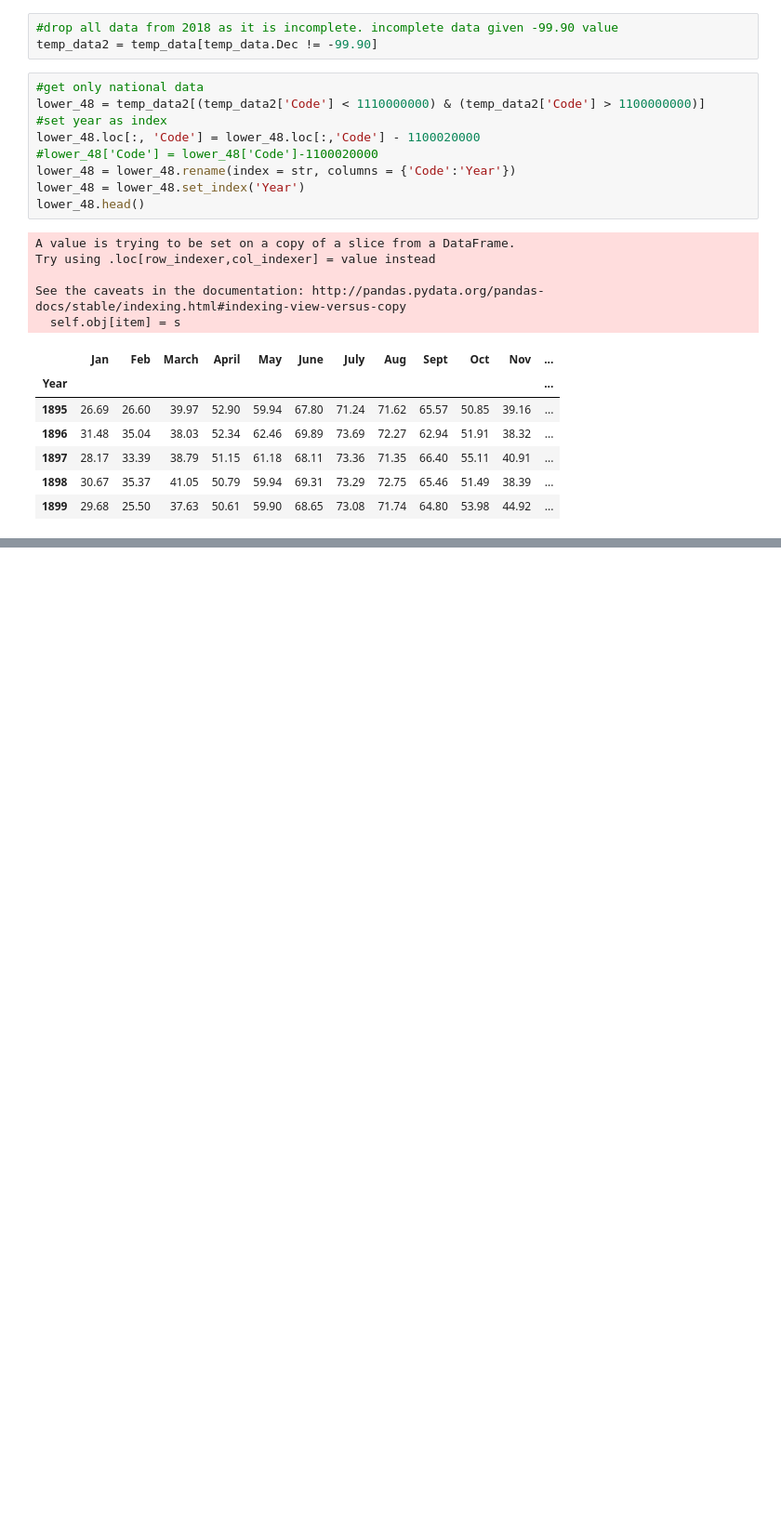
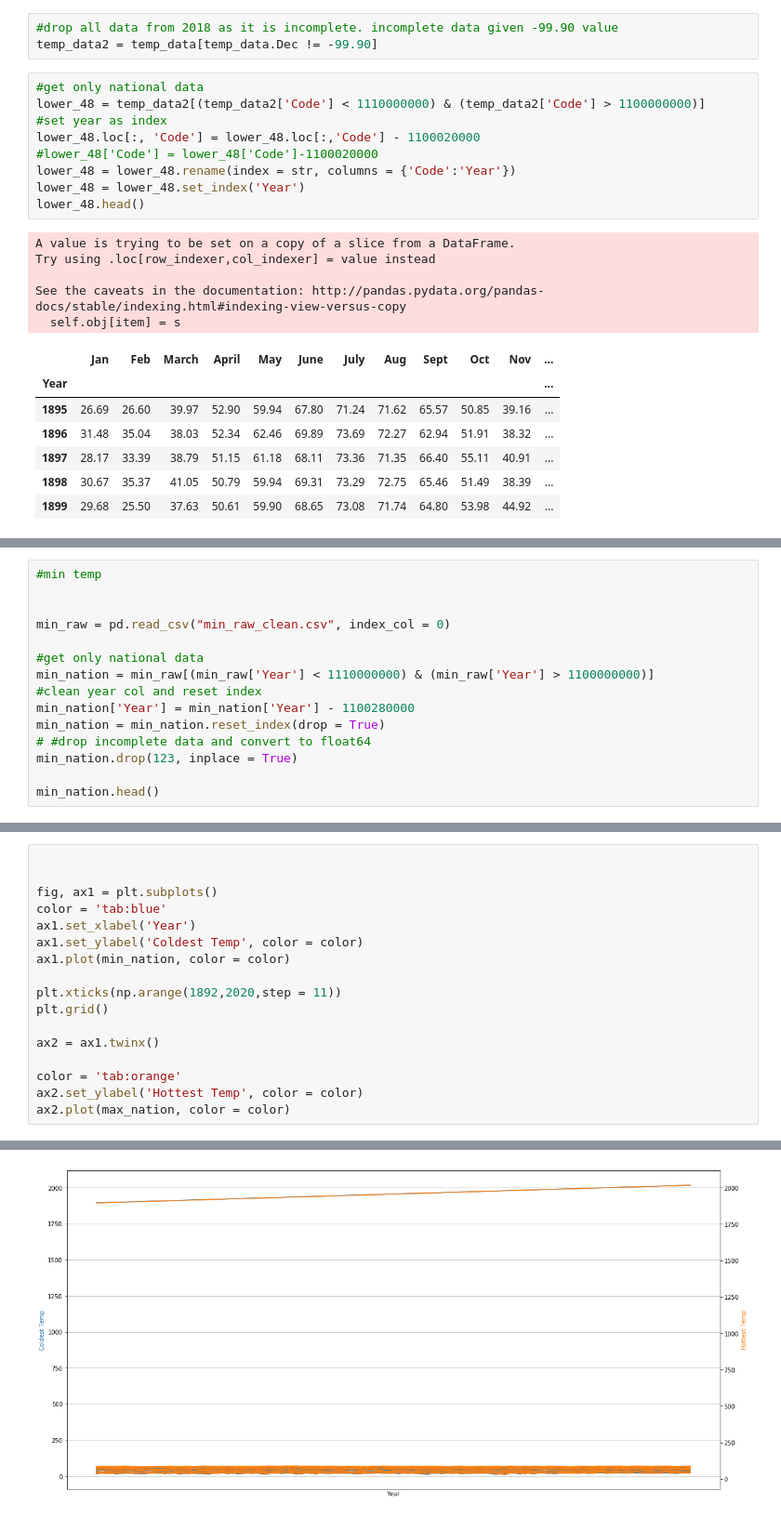
Before and after one commit to A-Grabish/solis-projectum, a Jupyter notebook: working/sunspots.ipynb, the cells around one changed output, grey strips where cells are left out. Shown at 93% size. Cells and saved outputs as stored; diff of their text form; blank space fills up the shorter version.

```diff
--- a/working/sunspots.ipynb
+++ b/working/sunspots.ipynb
@@ -134,0 +157,15 @@ plt.plot(max_48)
+# %%
+#min temp
+
+
+min_raw = pd.read_csv("min_raw_clean.csv", index_col = 0)
+
+#get only national data
+min_nation = min_raw[(min_raw['Year'] < 1110000000) & (min_raw['Year'] > 1100000000)]
+#clean year col and reset index
+min_nation['Year'] = min_nation['Year'] - 1100280000
+min_nation = min_nation.reset_index(drop = True)
+# #drop incomplete data and convert to float64
+min_nation.drop(123, inplace = True)
+
+min_nation.head()
@@ -134,0 +184,18 @@ plt.plot(max_48)
+# %%
+
+
+fig, ax1 = plt.subplots()
+color = 'tab:blue'
+ax1.set_xlabel('Year')
+ax1.set_ylabel('Coldest Temp', color = color)
+ax1.plot(min_nation, color = color)
+
+plt.xticks(np.arange(1892,2020,step = 11))
+plt.grid()
+
+ax2 = ax1.twinx()
+
+color = 'tab:orange'
+ax2.set_ylabel('Hottest Temp', color = color)
+ax2.plot(max_nation, color = color)
+# %% [output]
@@ -134,0 +215 @@ plt.plot(max_48)
+[figure, added]
```
Also changed, not shown: parts of 7 cells of this notebook, 5 other files.
